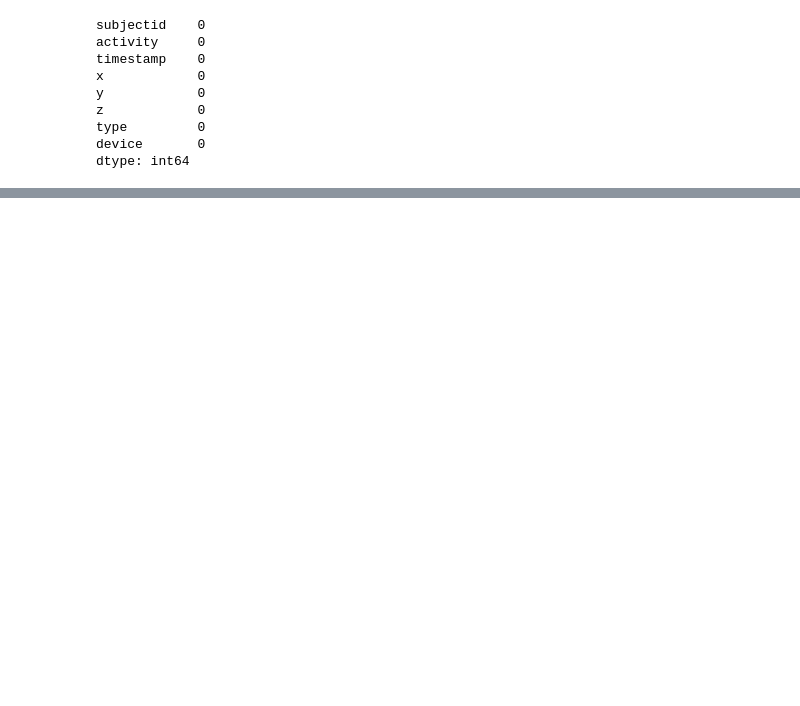
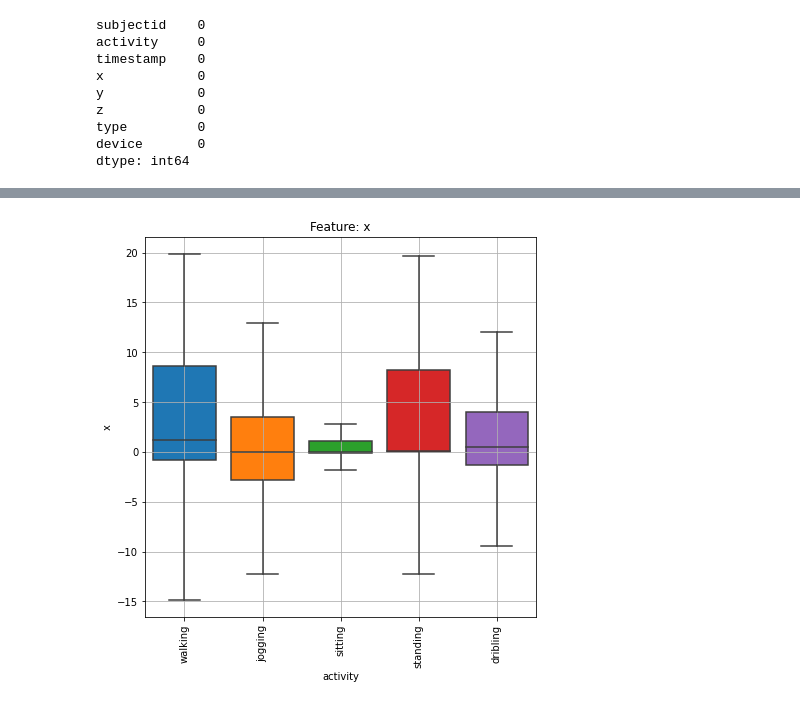
Before and after one commit to luis-reyes/ClassifyActivitiesAccelerometer-Gyroscope, a Jupyter notebook: wisdmclassify.data_exp.1.ipynb, the cells around one changed output, grey strips where cells are left out. Drawn from its saved outputs; the diff is of its cells as text; code cells hidden in the pictures; blank space fills up the shorter version.

```diff
--- a/wisdmclassify.data_exp.1.ipynb
+++ b/wisdmclassify.data_exp.1.ipynb
@@ -173,0 +113,14 @@ NameError: name 'pyplot' is not defined
+# %%
+#We will focus on five activities
+min_activities = '"walking","jogging","standing","sitting","dribling"'
+df = df.query('activity in ('+min_activities+') & type=="watch" ' )
+# %%
+# feature : 'x'
+# we will plot box and whisker plot for the univariate analysis
+plt.figure(figsize= (7, 7))
+sns.boxplot(x='activity', y='x',data=df, showfliers=False, saturation=1)
+plt.title('Feature: x')
+plt.xticks(rotation= 90)
+plt.grid()
+# %% [output]
+[figure, added]
```
Also changed, not shown: parts of 24 cells of this notebook, 2 other files.
